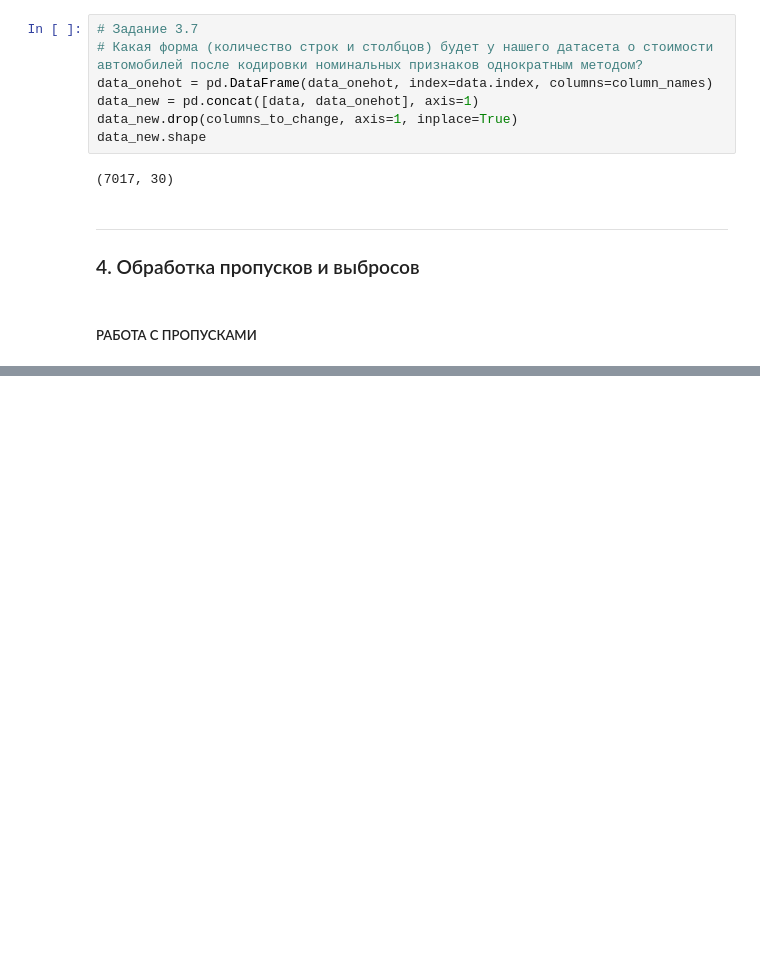
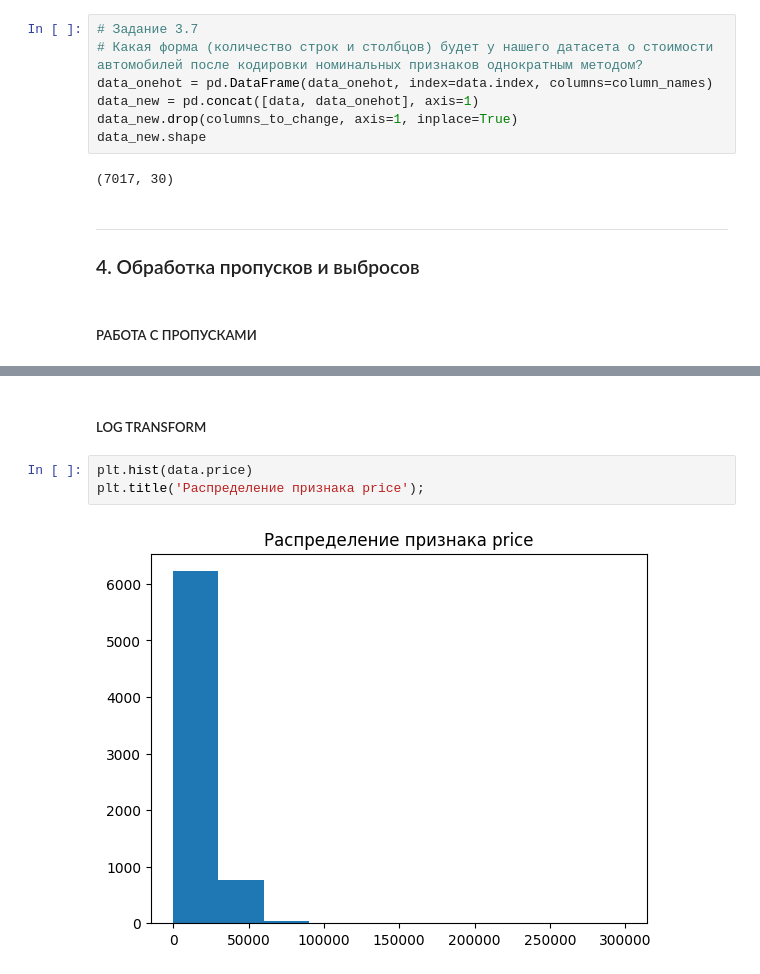
Before and after one commit to Blooodniy/SF_DS, a Jupyter notebook: ML/ML-6. Отбор и селекция признаков/ML-6.ipynb, the cells around one changed output, grey strips where cells are left out. Saved outputs shown, nothing was run; the diff lists cells and outputs as text; blank space fills up the shorter version.

```diff
--- a/ML/ML-6. Отбор и селекция признаков/ML-6.ipynb
+++ b/ML/ML-6. Отбор и селекция признаков/ML-6.ipynb
@@ -141,0 +657,7 @@ data_new.shape
+# %% [markdown]
+##### LOG TRANSFORM
+# %%
+plt.hist(data.price)
+plt.title('Распределение признака price');
+# %% [output]
+[figure, added]
```
Also changed, not shown: parts of 65 cells of this notebook.
